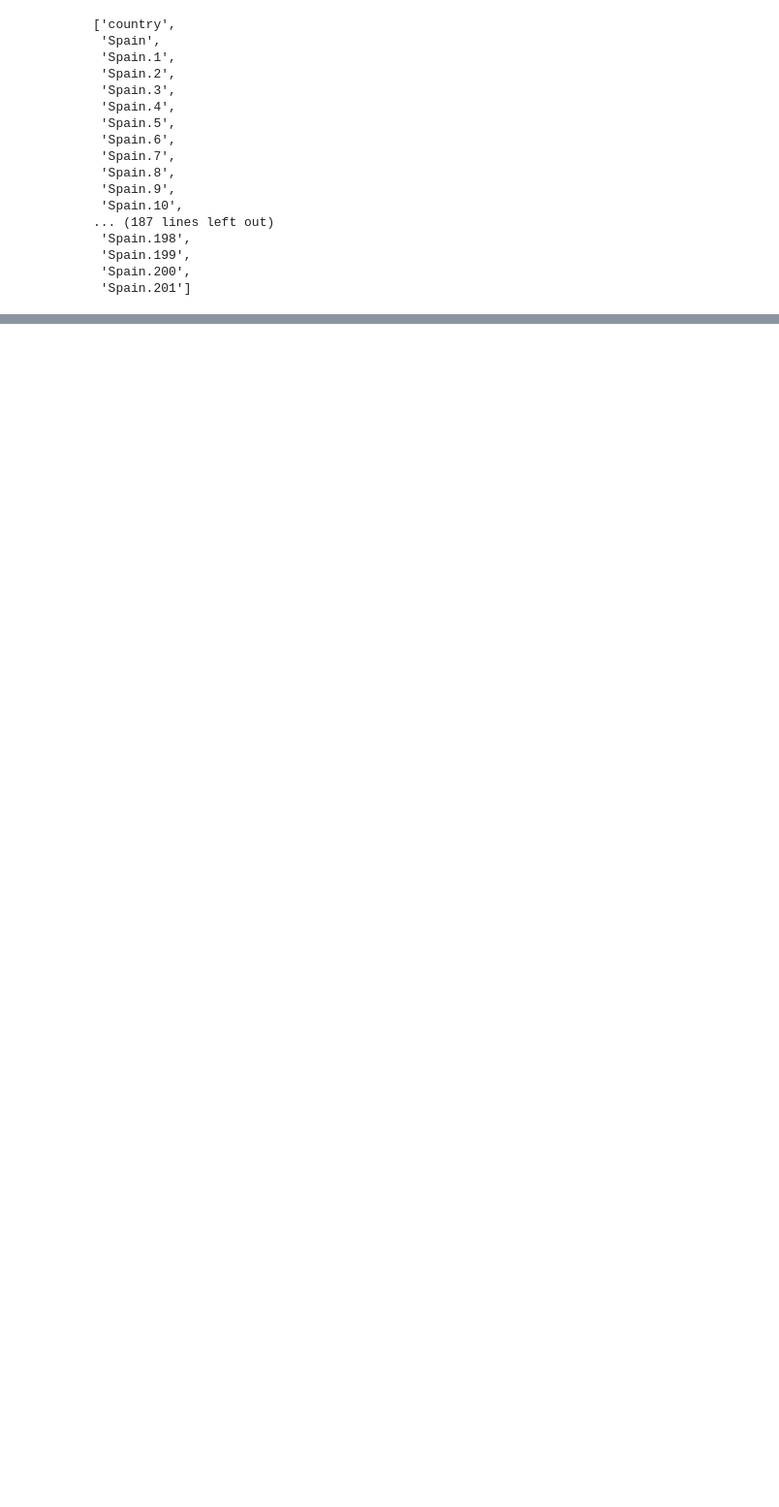
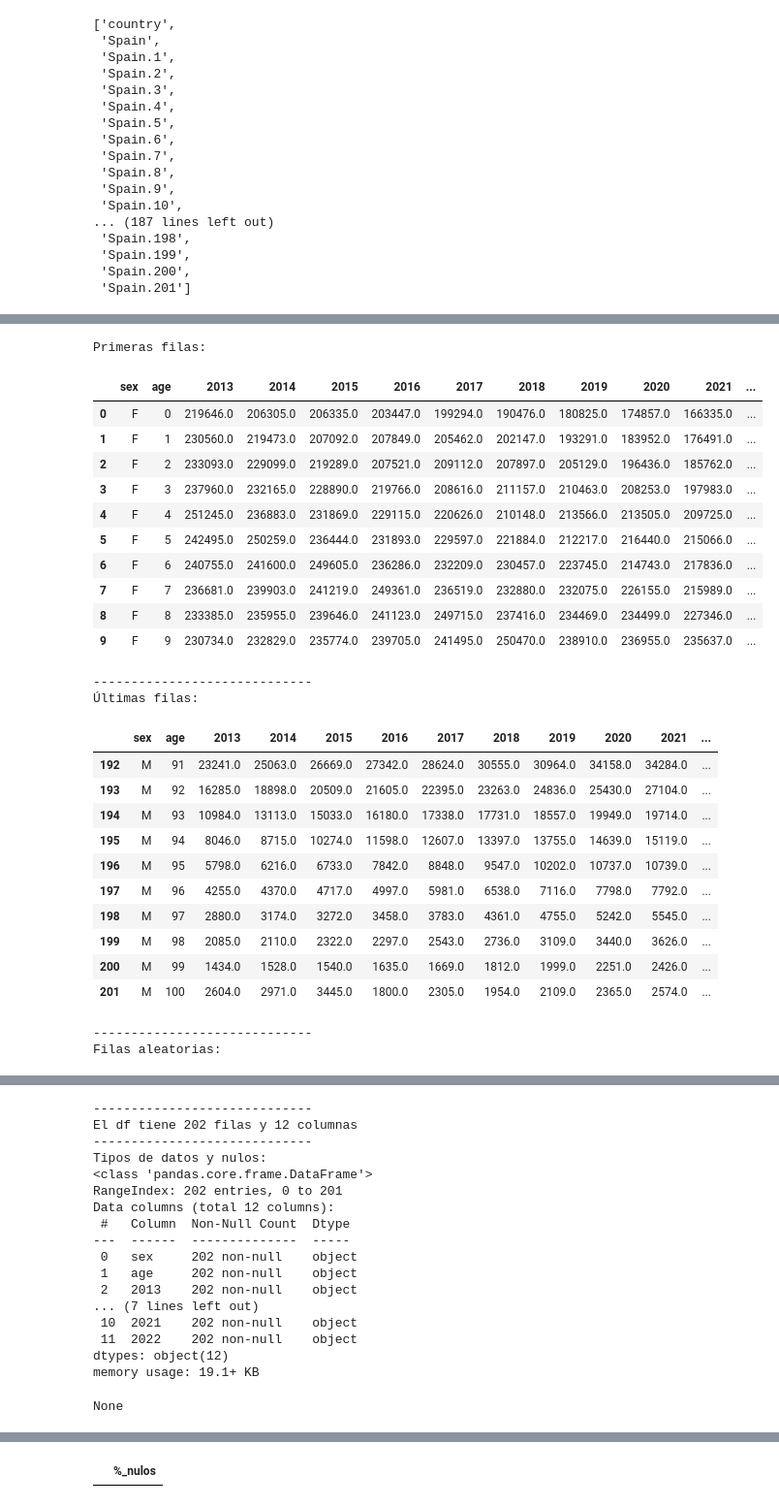
Before and after one commit to Adalab/da-modulo4-sprint1-pairprogramming-Sara-Mael, a Jupyter notebook: notebooks/spain_population.ipynb, the cells around one changed output, grey strips where cells are left out. Shown at 97% size. Cells and saved outputs as stored; diff of their text form; code cells hidden in the pictures; blank space fills up the shorter version.

```diff
--- a/Datamortality-1.ipynb
+++ b/notebooks/spain_population.ipynb
@@ -171,0 +177,30 @@ KeyError: "['year' 'index'] not found in axis"
+# %%
+exploracion_csv(df_spain_population)
+# %% [output]
+Primeras filas:
+|  | sex | age | 2013 | 2014 | 2015 | 2016 | 2017 | 2018 | 2019 | 2020 | 2021 | ... |
+| 0 | F | 0 | 219646.0 | 206305.0 | 206335.0 | 203447.0 | 199294.0 | 190476.0 | 180825.0 | 174857.0 | 166335.0 | ... |
+| 1 | F | 1 | 230560.0 | 219473.0 | 207092.0 | 207849.0 | 205462.0 | 202147.0 | 193291.0 | 183952.0 | 176491.0 | ... |
+| 2 | F | 2 | 233093.0 | 229099.0 | 219289.0 | 207521.0 | 209112.0 | 207897.0 | 205129.0 | 196436.0 | 185762.0 | ... |
+| 3 | F | 3 | 237960.0 | 232165.0 | 228890.0 | 219766.0 | 208616.0 | 211157.0 | 210463.0 | 208253.0 | 197983.0 | ... |
+| 4 | F | 4 | 251245.0 | 236883.0 | 231869.0 | 229115.0 | 220626.0 | 210148.0 | 213566.0 | 213505.0 | 209725.0 | ... |
+| 5 | F | 5 | 242495.0 | 250259.0 | 236444.0 | 231893.0 | 229597.0 | 221884.0 | 212217.0 | 216440.0 | 215066.0 | ... |
+| 6 | F | 6 | 240755.0 | 241600.0 | 249605.0 | 236286.0 | 232209.0 | 230457.0 | 223745.0 | 214743.0 | 217836.0 | ... |
+| 7 | F | 7 | 236681.0 | 239903.0 | 241219.0 | 249361.0 | 236519.0 | 232880.0 | 232075.0 | 226155.0 | 215989.0 | ... |
+| 8 | F | 8 | 233385.0 | 235955.0 | 239646.0 | 241123.0 | 249715.0 | 237416.0 | 234469.0 | 234499.0 | 227346.0 | ... |
+| 9 | F | 9 | 230734.0 | 232829.0 | 235774.0 | 239705.0 | 241495.0 | 250470.0 | 238910.0 | 236955.0 | 235637.0 | ... |
+-----------------------------
+Últimas filas:
+|  | sex | age | 2013 | 2014 | 2015 | 2016 | 2017 | 2018 | 2019 | 2020 | 2021 | ... |
+| 192 | M | 91 | 23241.0 | 25063.0 | 26669.0 | 27342.0 | 28624.0 | 30555.0 | 30964.0 | 34158.0 | 34284.0 | ... |
+| 193 | M | 92 | 16285.0 | 18898.0 | 20509.0 | 21605.0 | 22395.0 | 23263.0 | 24836.0 | 25430.0 | 27104.0 | ... |
+| 194 | M | 93 | 10984.0 | 13113.0 | 15033.0 | 16180.0 | 17338.0 | 17731.0 | 18557.0 | 19949.0 | 19714.0 | ... |
+| 195 | M | 94 | 8046.0 | 8715.0 | 10274.0 | 11598.0 | 12607.0 | 13397.0 | 13755.0 | 14639.0 | 15119.0 | ... |
+| 196 | M | 95 | 5798.0 | 6216.0 | 6733.0 | 7842.0 | 8848.0 | 9547.0 | 10202.0 | 10737.0 | 10739.0 | ... |
+| 197 | M | 96 | 4255.0 | 4370.0 | 4717.0 | 4997.0 | 5981.0 | 6538.0 | 7116.0 | 7798.0 | 7792.0 | ... |
+| 198 | M | 97 | 2880.0 | 3174.0 | 3272.0 | 3458.0 | 3783.0 | 4361.0 | 4755.0 | 5242.0 | 5545.0 | ... |
+| 199 | M | 98 | 2085.0 | 2110.0 | 2322.0 | 2297.0 | 2543.0 | 2736.0 | 3109.0 | 3440.0 | 3626.0 | ... |
+| 200 | M | 99 | 1434.0 | 1528.0 | 1540.0 | 1635.0 | 1669.0 | 1812.0 | 1999.0 | 2251.0 | 2426.0 | ... |
+| 201 | M | 100 | 2604.0 | 2971.0 | 3445.0 | 1800.0 | 2305.0 | 1954.0 | 2109.0 | 2365.0 | 2574.0 | ... |
+-----------------------------
+Filas aleatorias:
@@ -171,0 +218,18 @@ KeyError: "['year' 'index'] not found in axis"
+-----------------------------
+El df tiene 202 filas y 12 columnas
+-----------------------------
+Tipos de datos y nulos:
+<class 'pandas.core.frame.DataFrame'>
+RangeIndex: 202 entries, 0 to 201
+Data columns (total 12 columns):
+ #   Column  Non-Null Count  Dtype
+---  ------  --------------  -----
+ 0   sex     202 non-null    object
+ 1   age     202 non-null    object
+ 2   2013    202 non-null    object
+... (7 lines left out)
+ 10  2021    202 non-null    object
+ 11  2022    202 non-null    object
+dtypes: object(12)
+memory usage: 19.1+ KB
+None
@@ -171,0 +253 @@ KeyError: "['year' 'index'] not found in axis"
+|  | %_nulos |
```
Also changed, not shown: parts of 22 cells of this notebook, 11 other files.
